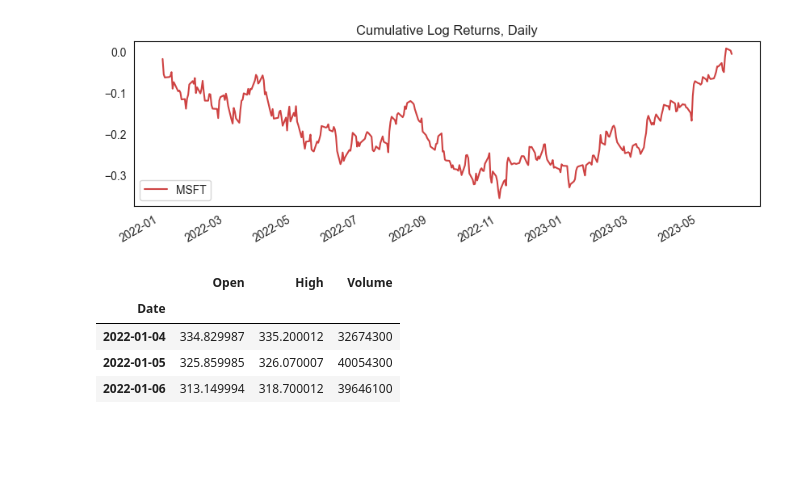
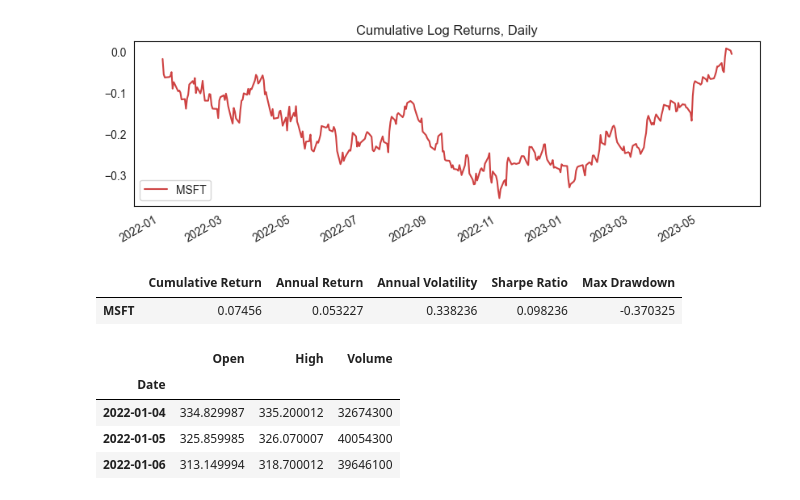
Before and after one commit to aungsias/Forays, a Jupyter notebook: Self/1. The Convergence of Models - Continuous and Binary Predictions in Stock Trading/index.ipynb, the cells around one changed output. Cells and saved outputs as stored; diff of their text form; code cells hidden in the pictures; blank space fills up the shorter version.

```diff
--- a/Self/1. The Convergence of Models - Continuous and Binary Predictions in Stock Trading/index.ipynb
+++ b/Self/1. The Convergence of Models - Continuous and Binary Predictions in Stock Trading/index.ipynb
@@ -36,6 +37,12 @@ plt.xlabel('')
 plt.legend();
 # %% [output]
 [figure]
+# %%
+metrics = Metrics({'MSFT': target})
+metrics.calculate()
+# %% [output]
+|  | Cumulative Return | Annual Return | Annual Volatility | Sharpe Ratio | Max Drawdown |
+| MSFT | 0.07456 | 0.053227 | 0.338236 | 0.098236 | -0.370325 |
 # %%
 factors.head(3)
 # %% [output]
```
Also changed, not shown: parts of 1 cell of this notebook, 2 other files.
